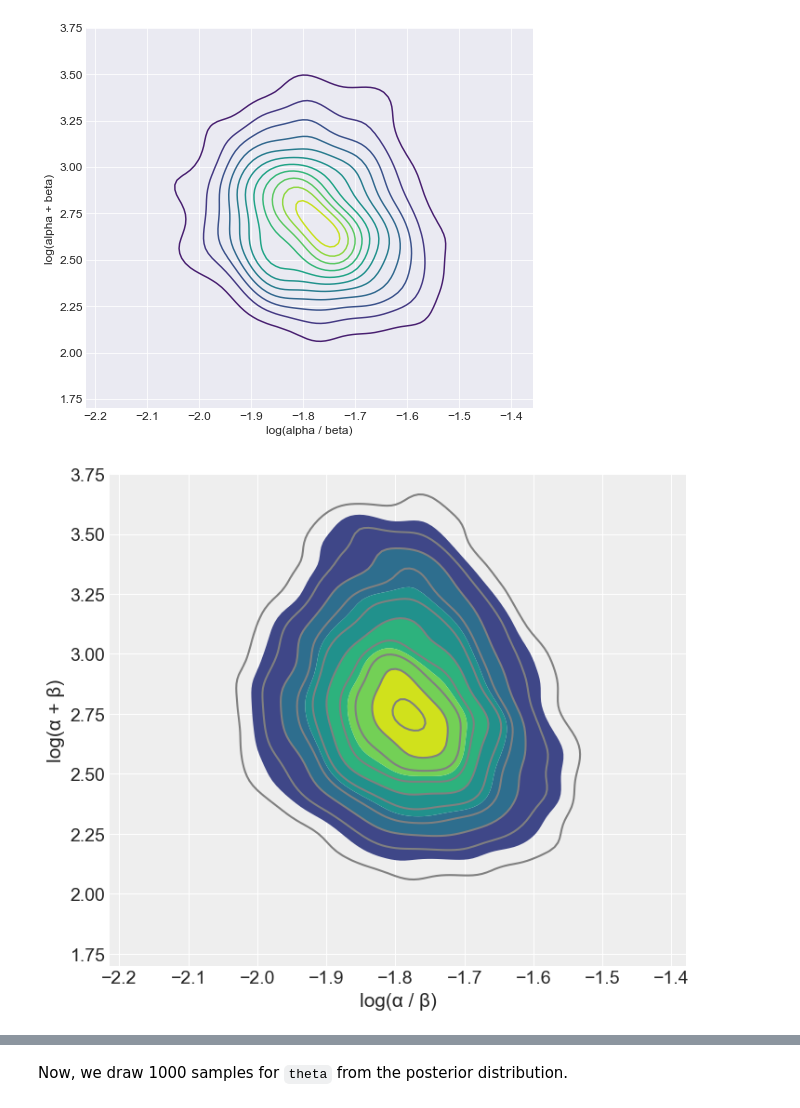
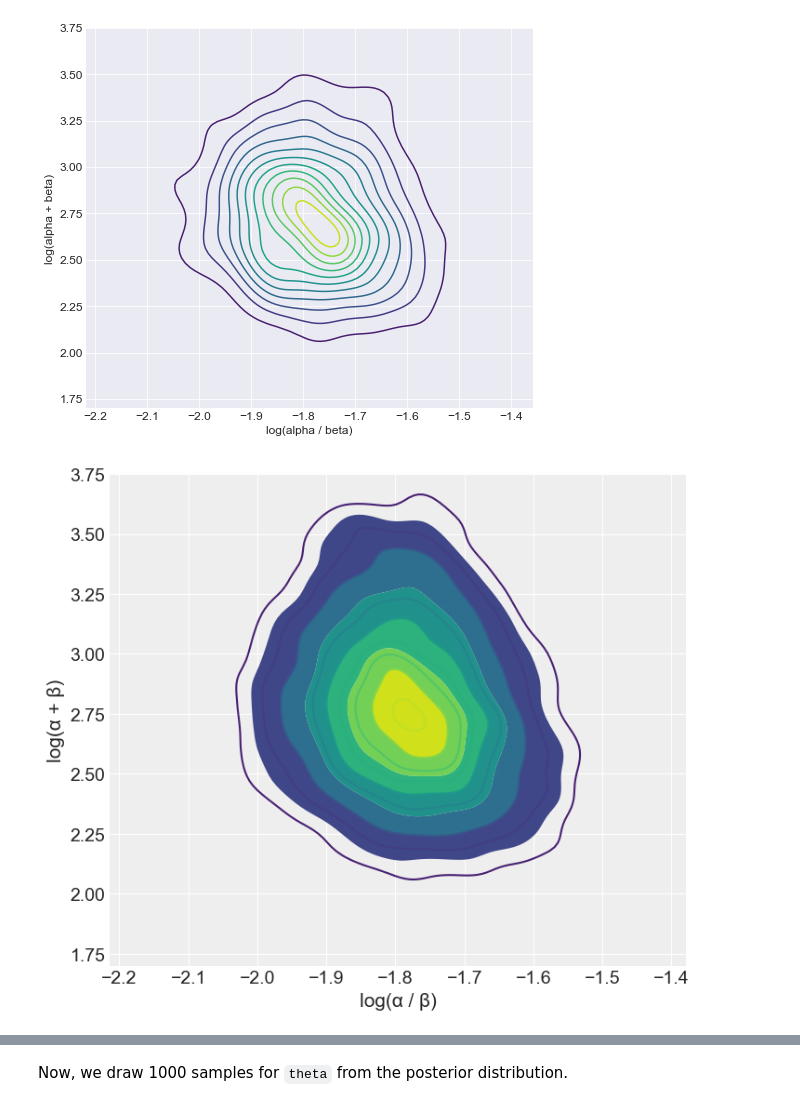
Before and after one commit to pymc-devs/pymc-resources, a Jupyter notebook: BDA3/chap_05.ipynb, the cells around one changed output, grey strips where cells are left out. Drawn from its saved outputs; the diff is of its cells as text; code cells hidden in the pictures.

```diff
--- a/BDA3/chap_05.ipynb
+++ b/BDA3/chap_05.ipynb
@@ -202,20 +202,18 @@ ax.set_ylabel('log(alpha + beta)');
 [figure]
 # %%
 az.style.use("arviz-darkgrid")
-mpl.rcParams["image.cmap"] = 'viridis'
-fig, ax = plt.subplots(figsize=(8, 7))
+dfig, ax = plt.subplots(figsize=(8, 7))
 
 az.plot_kde(values2=idata_10.posterior['log(alpha + beta)'], values=idata_10.posterior['log(alpha / beta)'], ax=ax,
-            # backend_kwargs={'cmap':'viridis'}, -- this argument is ignored.
                 contour=True, fill_last=False,
-                contour_kwargs={'levels': 10,}) # Setting different levels here does not have any effect.
+                contour_kwargs={'levels': 10, 'colors': None, 'cmap': 'viridis'})
 
 # ax.set_xlim(1.5, 2.1)
 ax.grid()
 ax.set_ylim(1.7, 3.75)
 ax.set_xlabel('log(α / β)')
 _ = ax.set_ylabel('log(α + β)')
 # %% [output]
-[figure, old version]
+[figure, new version]
 # %%
 g = sns.jointplot(np.log(alpha_trunc /  beta_trunc), np.log(alpha_trunc + beta_trunc),
```
Also changed, not shown: parts of 2 cells of this notebook.
